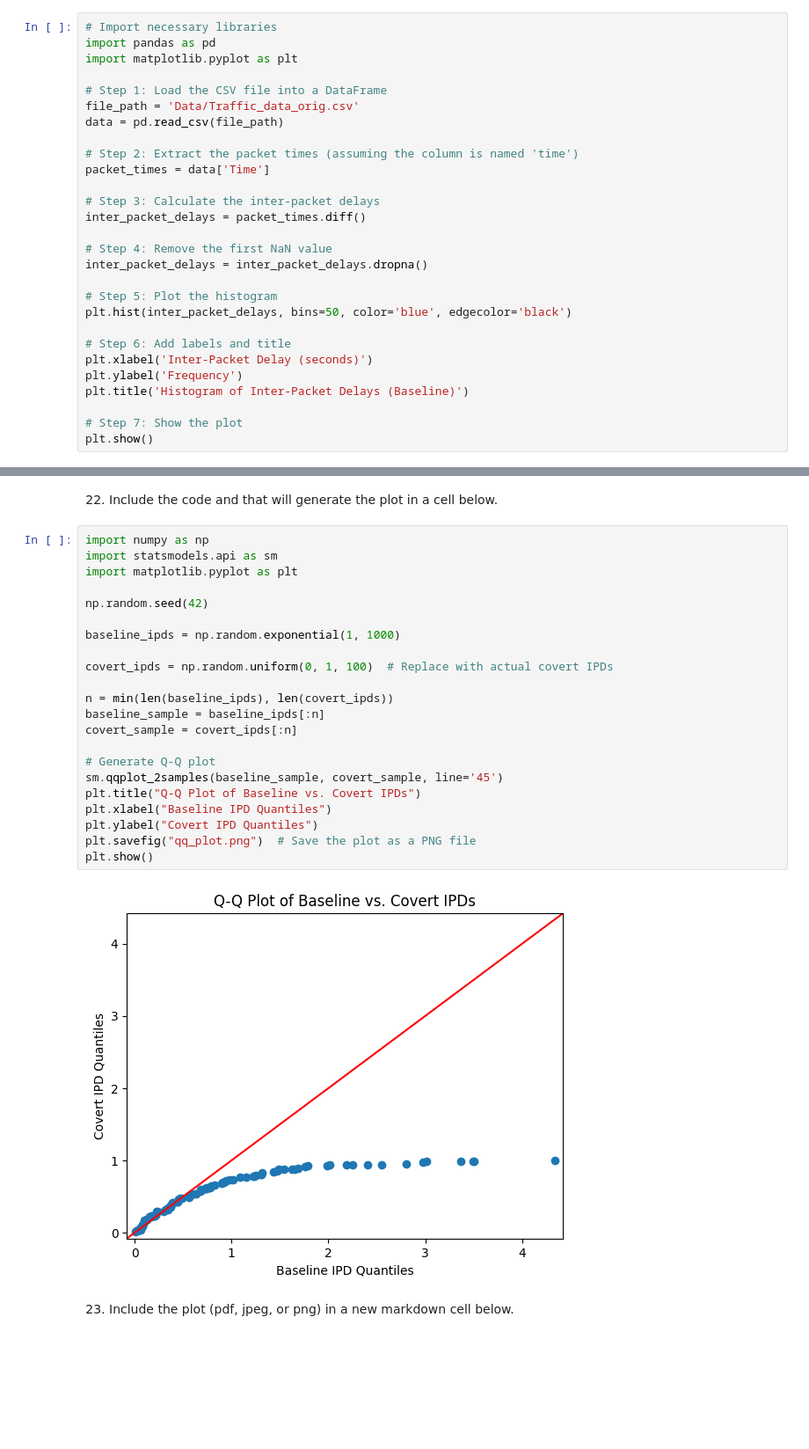
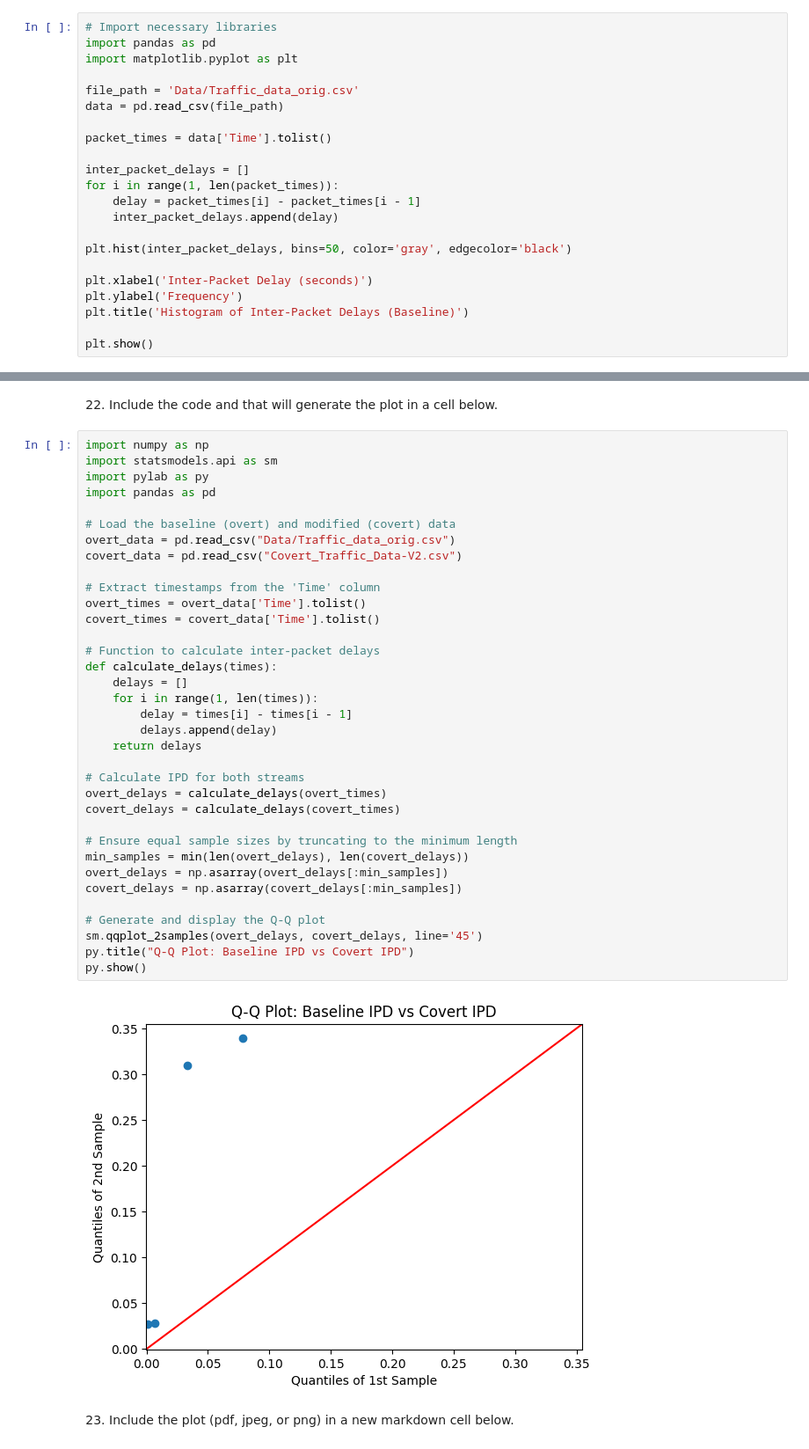
Before and after one commit to nguyjtra/test, a Jupyter notebook: ECS132_Project_Spring_2025_Draft.ipynb, the cells around one changed output, grey strips where cells are left out. Shown: that part at 88% size. Saved outputs shown, nothing was run; the diff lists cells and outputs as text; blank space fills up the shorter version.

```diff
--- a/ECS132_Project_Spring_2025_Draft.ipynb
+++ b/ECS132_Project_Spring_2025_Draft.ipynb
@@ -111,27 +122,21 @@ Write a Python code to plot the histogram of the **inter-packet delays** of the
 import pandas as pd
 import matplotlib.pyplot as plt
 
-# Step 1: Load the CSV file into a DataFrame
 file_path = 'Data/Traffic_data_orig.csv'
 data = pd.read_csv(file_path)
 
-# Step 2: Extract the packet times (assuming the column is named 'time')
-packet_times = data['Time']
+packet_times = data['Time'].tolist()
 
-# Step 3: Calculate the inter-packet delays
-inter_packet_delays = packet_times.diff()
+inter_packet_delays = []
+for i in range(1, len(packet_times)):
+    delay = packet_times[i] - packet_times[i - 1]
+    inter_packet_delays.append(delay)
 
-# Step 4: Remove the first NaN value
-inter_packet_delays = inter_packet_delays.dropna()
+plt.hist(inter_packet_delays, bins=50, color='gray', edgecolor='black')
 
-# Step 5: Plot the histogram
-plt.hist(inter_packet_delays, bins=50, color='blue', edgecolor='black')
-
-# Step 6: Add labels and title
 plt.xlabel('Inter-Packet Delay (seconds)')
 plt.ylabel('Frequency')
 plt.title('Histogram of Inter-Packet Delays (Baseline)')
 
-# Step 7: Show the plot
 plt.show()
 # %% [output]
@@ -862,26 +834,39 @@ For this project, using the qqplot_2samples, get the Q-Q plot of the inter-packe
 # %%
 import numpy as np
 import statsmodels.api as sm
-import matplotlib.pyplot as plt
+import pylab as py
+import pandas as pd
 
-np.random.seed(42)
+# Load the baseline (overt) and modified (covert) data
+overt_data = pd.read_csv("Data/Traffic_data_orig.csv")
+covert_data = pd.read_csv("Covert_Traffic_Data-V2.csv")
 
-baseline_ipds = np.random.exponential(1, 1000)
+# Extract timestamps from the 'Time' column
+overt_times = overt_data['Time'].tolist()
+covert_times = covert_data['Time'].tolist()
 
-covert_ipds = np.random.uniform(0, 1, 100)  # Replace with actual covert IPDs
+# Function to calculate inter-packet delays
+def calculate_delays(times):
+    delays = []
+    for i in range(1, len(times)):
+        delay = times[i] - times[i - 1]
+        delays.append(delay)
+    return delays
 
-n = min(len(baseline_ipds), len(covert_ipds))
-baseline_sample = baseline_ipds[:n]
-covert_sample = covert_ipds[:n]
+# Calculate IPD for both streams
+overt_delays = calculate_delays(overt_times)
+covert_delays = calculate_delays(covert_times)
 
-# Generate Q-Q plot
-sm.qqplot_2samples(baseline_sample, covert_sample, line='45')
-plt.title("Q-Q Plot of Baseline vs. Covert IPDs")
-plt.xlabel("Baseline IPD Quantiles")
-plt.ylabel("Covert IPD Quantiles")
-plt.savefig("qq_plot.png")  # Save the plot as a PNG file
-plt.show()
+# Ensure equal sample sizes by truncating to the minimum length
+min_samples = min(len(overt_delays), len(covert_delays))
+overt_delays = np.asarray(overt_delays[:min_samples])
+covert_delays = np.asarray(covert_delays[:min_samples])
+
+# Generate and display the Q-Q plot
+sm.qqplot_2samples(overt_delays, covert_delays, line='45')
+py.title("Q-Q Plot: Baseline IPD vs Covert IPD")
+py.show()
 # %% [output]
-[figure, old version]
+[figure, new version]
 # %% [markdown]
 23. Include the plot (pdf, jpeg, or png) in a new markdown cell below.
```
Also changed, not shown: parts of 26 cells of this notebook, 3 other files.
